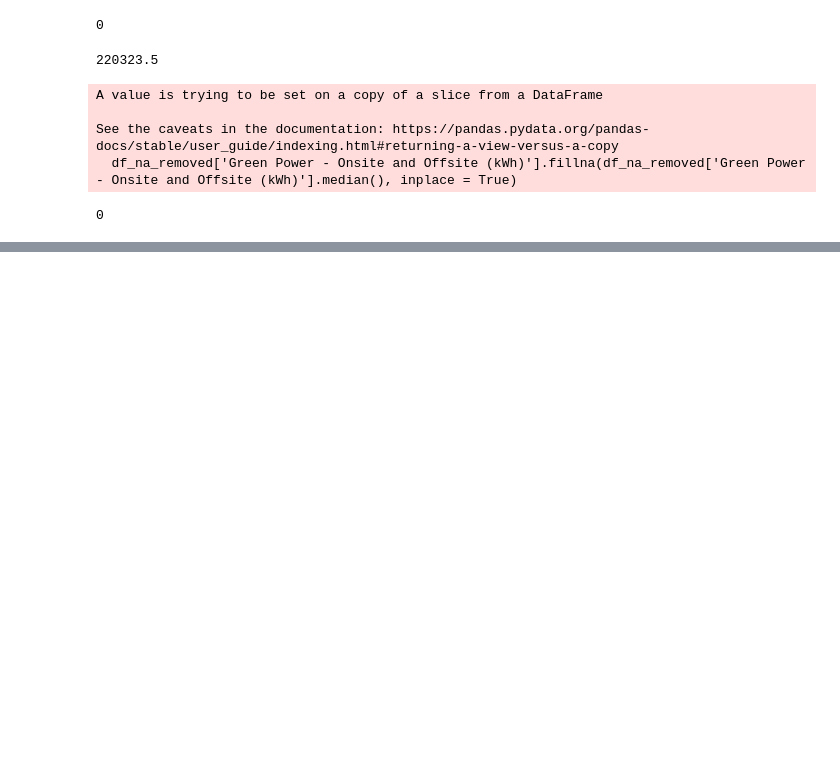
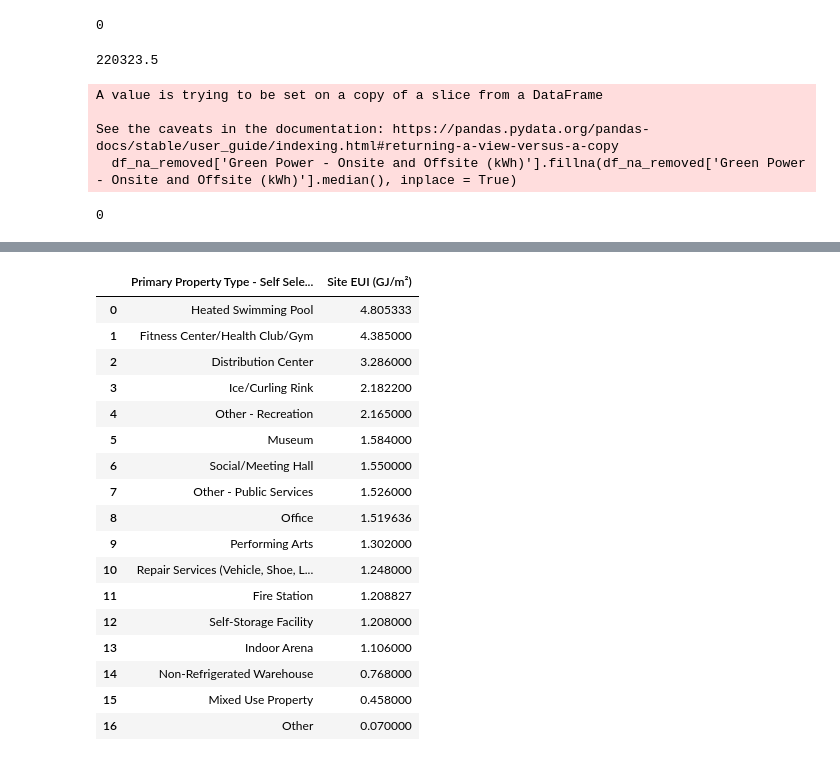
Before and after one commit to RaoDeepikaG/Building-Energy-Benchmarking, a Jupyter notebook: hw4.ipynb, the cells around one changed output, grey strips where cells are left out. Saved outputs shown, nothing was run; the diff lists cells and outputs as text; code cells hidden in the pictures; blank space fills up the shorter version.

```diff
--- a/hw4.ipynb
+++ b/hw4.ipynb
@@ -318,0 +419,21 @@ df_na_removed['Green Power - Onsite and Offsite (kWh)'].isna().sum()
+# %%
+df_na_removed.groupby('Primary Property Type - Self Selected')['Site EUI (GJ/m²)'].mean().sort_values(ascending = False).reset_index()
+# %% [output]
+|  | Primary Property Type - Self Sele... | Site EUI (GJ/m²) |
+| 0 | Heated Swimming Pool | 4.805333 |
+| 1 | Fitness Center/Health Club/Gym | 4.385000 |
+| 2 | Distribution Center | 3.286000 |
+| 3 | Ice/Curling Rink | 2.182200 |
+| 4 | Other - Recreation | 2.165000 |
+| 5 | Museum | 1.584000 |
+| 6 | Social/Meeting Hall | 1.550000 |
+| 7 | Other - Public Services | 1.526000 |
+| 8 | Office | 1.519636 |
+| 9 | Performing Arts | 1.302000 |
+| 10 | Repair Services (Vehicle, Shoe, L... | 1.248000 |
+| 11 | Fire Station | 1.208827 |
+| 12 | Self-Storage Facility | 1.208000 |
+| 13 | Indoor Arena | 1.106000 |
+| 14 | Non-Refrigerated Warehouse | 0.768000 |
+| 15 | Mixed Use Property | 0.458000 |
+| 16 | Other | 0.070000 |
```
Also changed, not shown: parts of 16 cells of this notebook.
